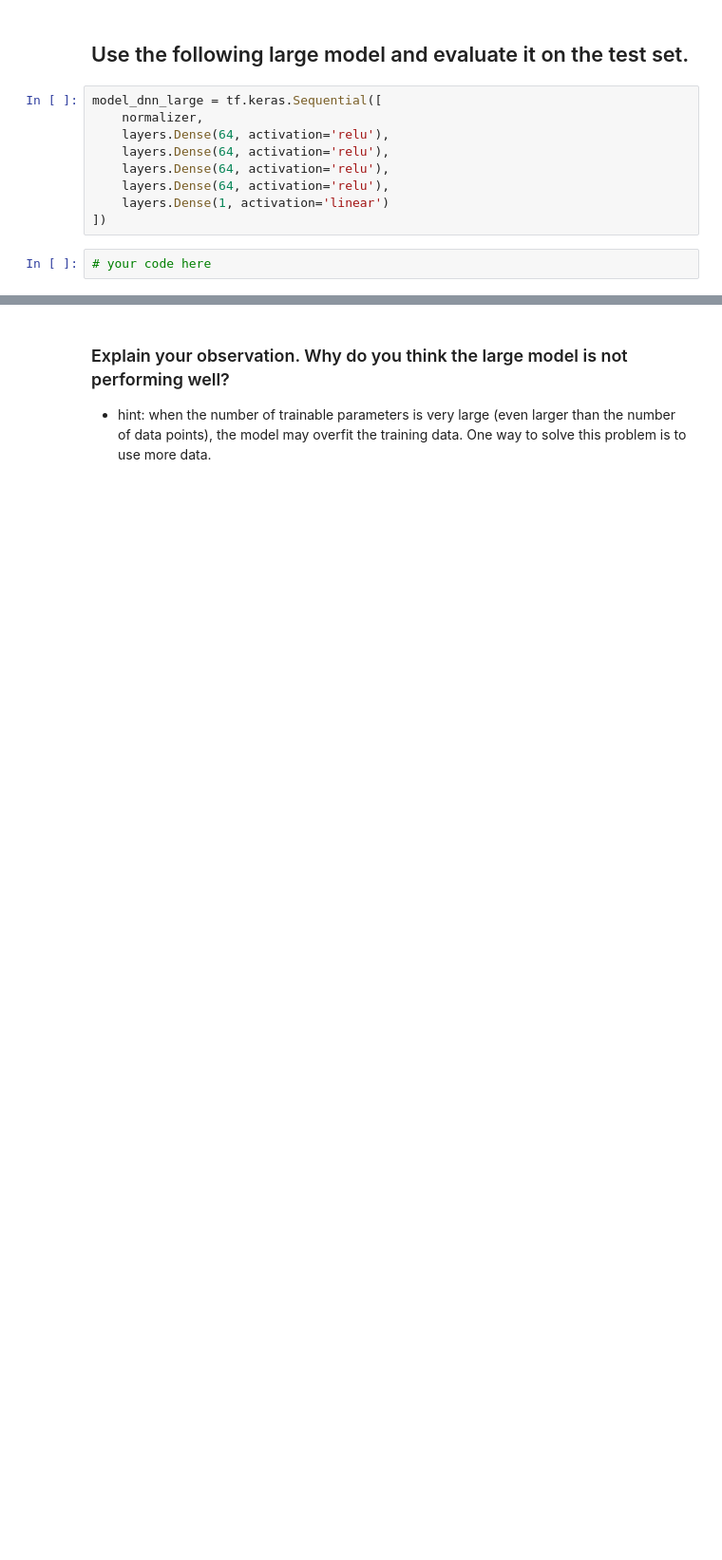
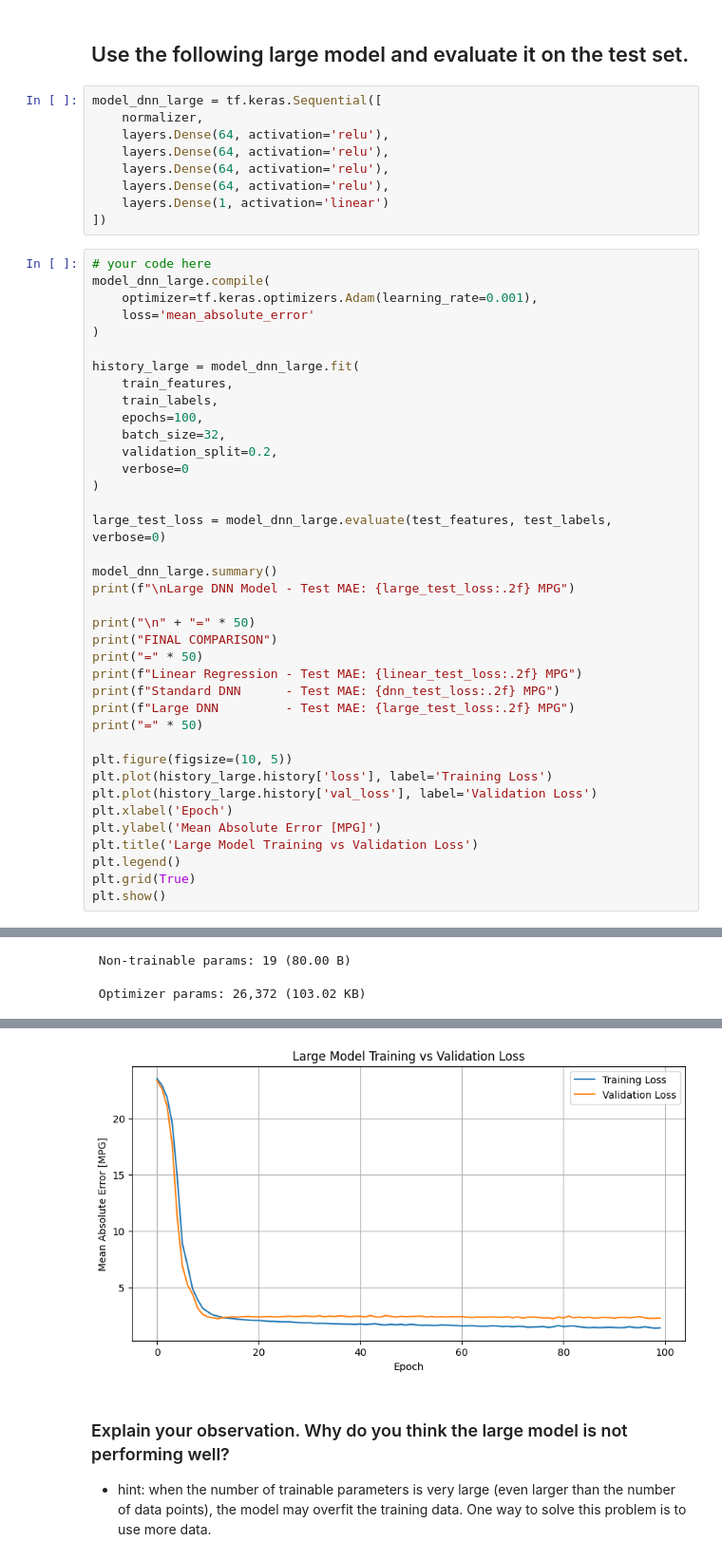
Before and after one commit to whatnirja/PyML2026, a Jupyter notebook: Lab_Week04/LabWeek4.ipynb, the cells around one changed output, grey strips where cells are left out. Shown at 95% size. Saved outputs shown, nothing was run; the diff lists cells and outputs as text; blank space fills up the shorter version.

```diff
--- a/Lab_Week04/LabWeek4.ipynb
+++ b/Lab_Week04/LabWeek4.ipynb
@@ -462,5 +560,42 @@ model_dnn_large = tf.keras.Sequential([
     layers.Dense(64, activation='relu'),
     layers.Dense(1, activation='linear')
 ])
-# %%
-# your code here
+# %%
+# your code here
+model_dnn_large.compile(
+    optimizer=tf.keras.optimizers.Adam(learning_rate=0.001),
+    loss='mean_absolute_error'
+)
+
+history_large = model_dnn_large.fit(
+    train_features,
+    train_labels,
+    epochs=100,
+    batch_size=32,
+    validation_split=0.2,
+    verbose=0
+)
+
+large_test_loss = model_dnn_large.evaluate(test_features, test_labels, verbose=0)
+
+model_dnn_large.summary()
+print(f"\nLarge DNN Model - Test MAE: {large_test_loss:.2f} MPG")
+
+print("\n" + "=" * 50)
+print("FINAL COMPARISON")
+print("=" * 50)
+print(f"Linear Regression - Test MAE: {linear_test_loss:.2f} MPG")
+print(f"Standard DNN      - Test MAE: {dnn_test_loss:.2f} MPG")
+print(f"Large DNN         - Test MAE: {large_test_loss:.2f} MPG")
+print("=" * 50)
+
+plt.figure(figsize=(10, 5))
+plt.plot(history_large.history['loss'], label='Training Loss')
+plt.plot(history_large.history['val_loss'], label='Validation Loss')
+plt.xlabel('Epoch')
+plt.ylabel('Mean Absolute Error [MPG]')
+plt.title('Large Model Training vs Validation Loss')
+plt.legend()
+plt.grid(True)
+plt.show()
+# %% [output]
@@ -466,0 +620,2 @@ model_dnn_large = tf.keras.Sequential([
+ Non-trainable params: 19 (80.00 B)
+ Optimizer params: 26,372 (103.02 KB)
@@ -467,3 +631,4 @@ model_dnn_large = tf.keras.Sequential([
+[figure, added]
 # %% [markdown]
 ### Explain your observation. Why do you think the large model is not performing well?
 
```
Also changed, not shown: parts of 22 cells of this notebook.
